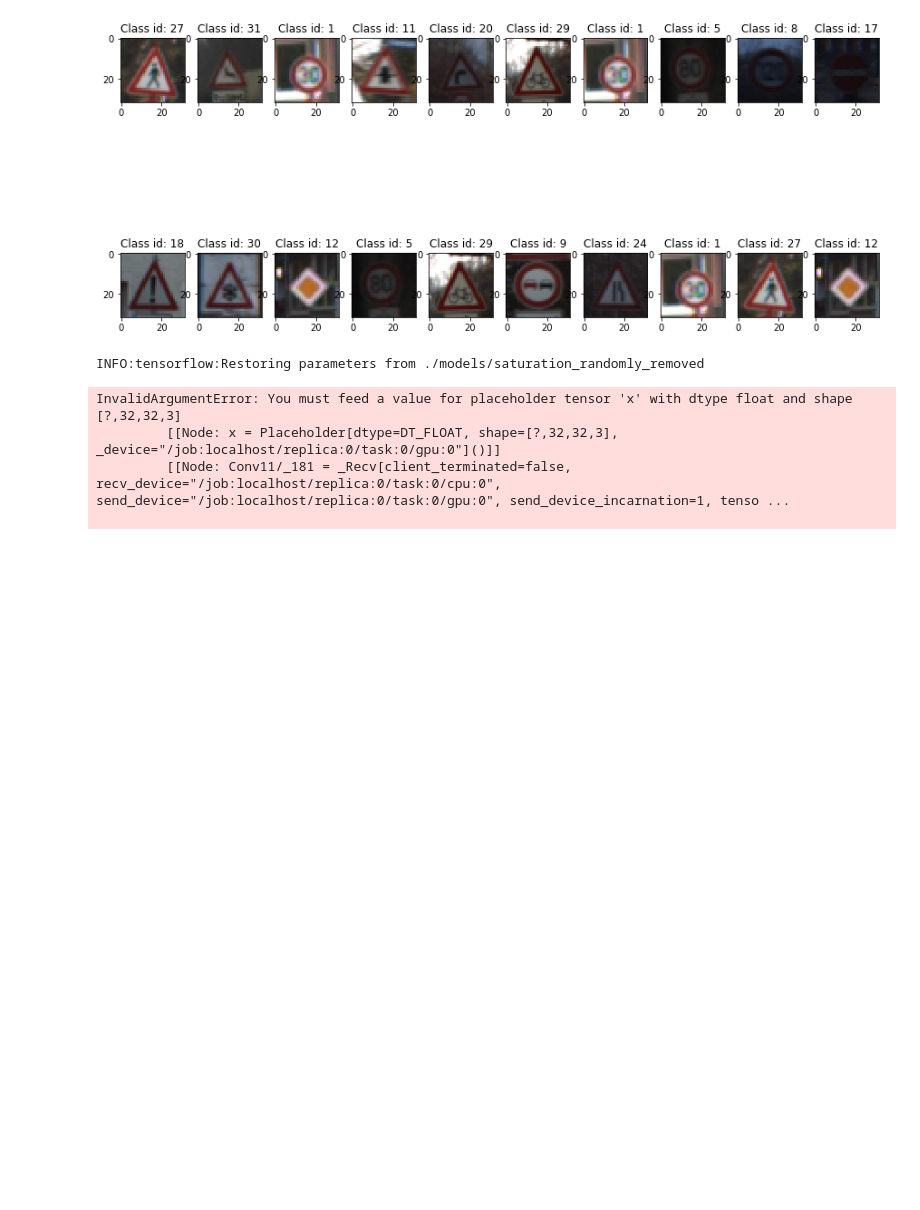
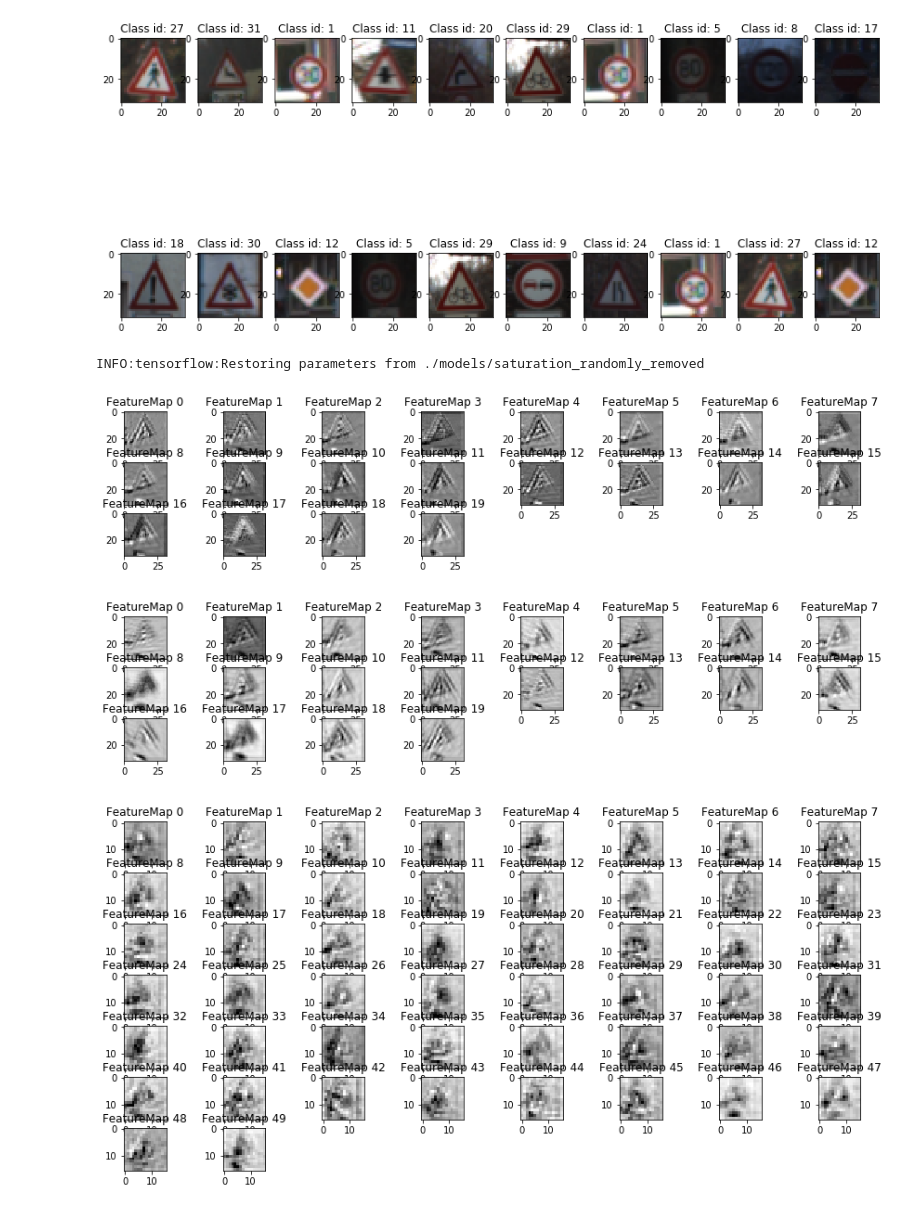
Before and after one commit to koulakis/CarND-Traffic-Sign-Classifier-Project, a Jupyter notebook: Traffic_Sign_Classifier.ipynb, the cells around one changed output. Drawn from its saved outputs; the diff is of its cells as text; code cells hidden in the pictures; blank space fills up the shorter version.

```diff
--- a/Traffic_Sign_Classifier.ipynb
+++ b/Traffic_Sign_Classifier.ipynb
@@ -671,10 +671,9 @@ plot_n_images_per_row(
 # %% [output]
 [figure]
 # %%
-visualize_feature_maps(X_test[sample_errors_idx[1]])
+visualize_feature_maps(X_test[sample_errors_idx[2]])
 # %% [output]
 INFO:tensorflow:Restoring parameters from ./models/saturation_randomly_removed
-InvalidArgumentError: You must feed a value for placeholder tensor 'x' with dtype float and shape [?,32,32,3]
-         [[Node: x = Placeholder[dtype=DT_FLOAT, shape=[?,32,32,3], _device="/job:localhost/replica:0/task:0/gpu:0"]()]]
-         [[Node: Conv11/_181 = _Recv[client_terminated=false, recv_device="/job:localhost/replica:0/task:0/cpu:0", send_device="/job:localhost/replica:0/task:0/gpu:0", send_device_incarnation=1, tenso ...
-
+[figure, added]
+[figure, added]
+[figure, added]
```
Also changed, not shown: parts of 7 cells of this notebook.
